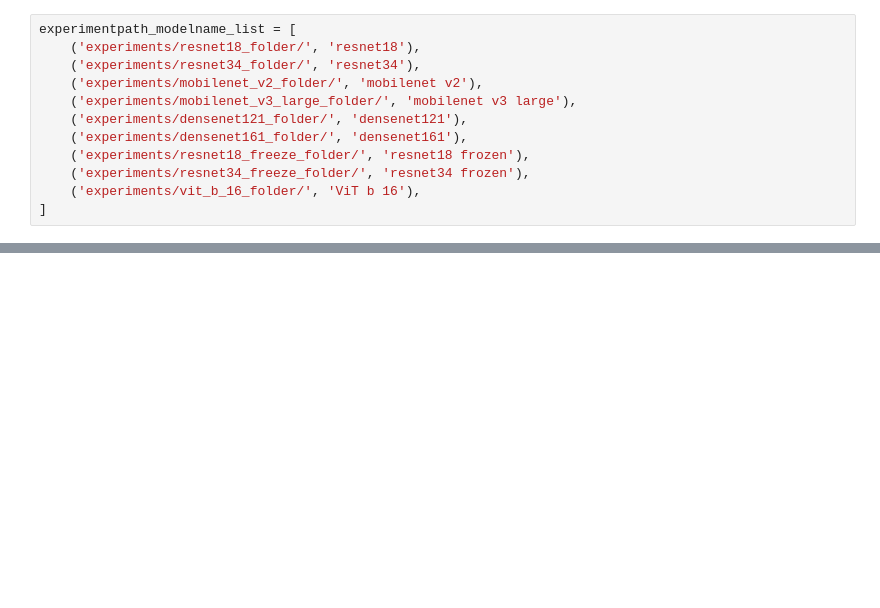
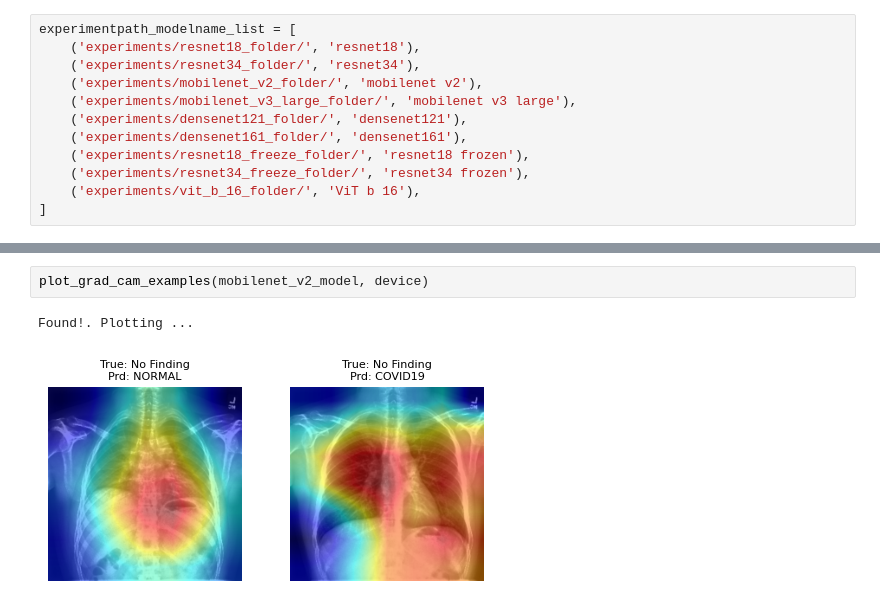
Before and after one commit to intel-comp-saude-ufes/2025-1-P2-classificador-CheXpert, a Jupyter notebook: trab.ipynb, the cells around one changed output, grey strips where cells are left out. Cells and saved outputs as stored; diff of their text form; blank space fills up the shorter version.

```diff
--- a/trab.ipynb
+++ b/trab.ipynb
@@ -607 +811,6 @@ def plot_chexpert_age_histogram(title, save_name='chexpert_age_histogram', save_
+# %%
+plot_grad_cam_examples(mobilenet_v2_model, device)
+# %% [output]
+Found!. Plotting ...
+[figure, added]
 # %%
```
Also changed, not shown: parts of 10 cells of this notebook, 3 other files.
